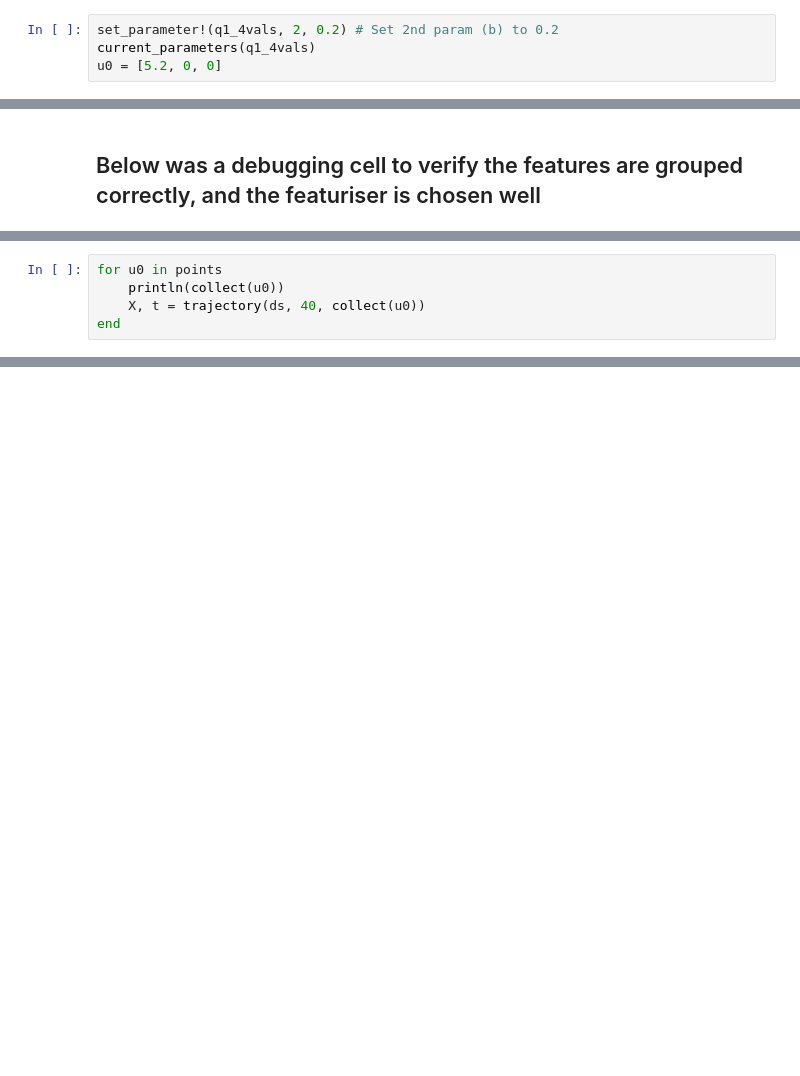
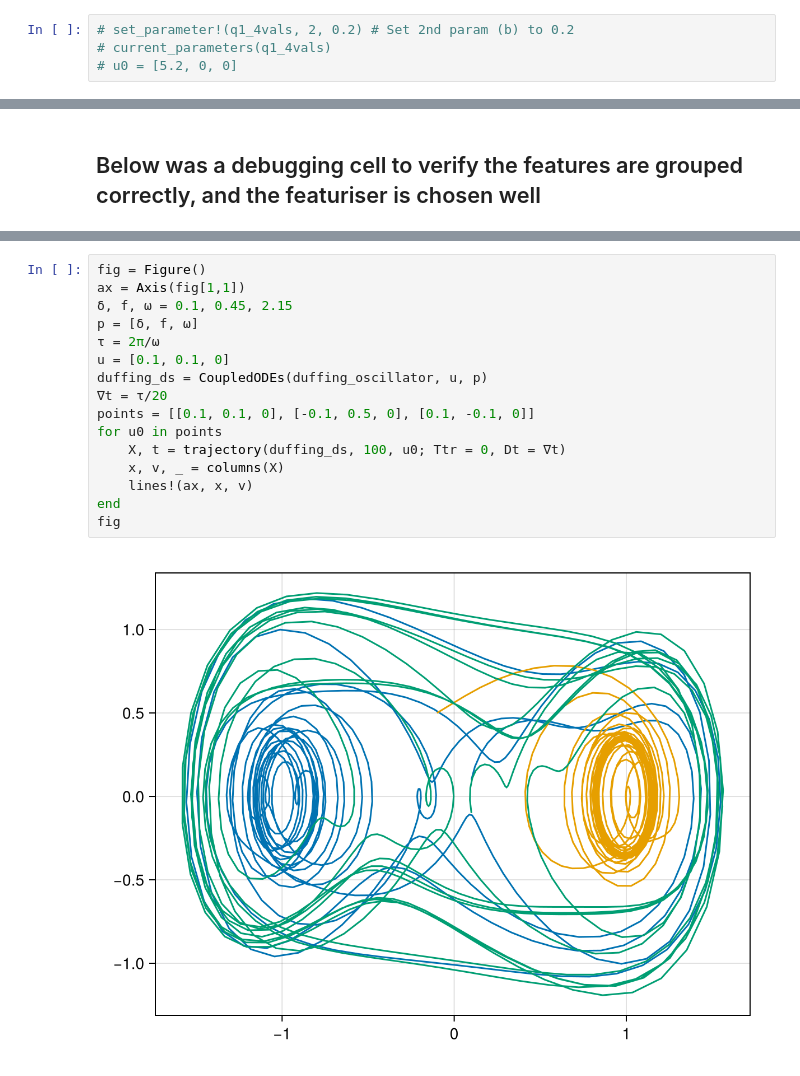
Before and after one commit to SCWalker22/MTH3039, a Jupyter notebook: CW1.ipynb, the cells around one changed output, grey strips where cells are left out. Cells and saved outputs as stored; diff of their text form; blank space fills up the shorter version.

Commit message:
Duffing Oscillator not working

```diff
--- a/CW1.ipynb
+++ b/CW1.ipynb
@@ -168,6 +161,6 @@ current_crossing_time(pmap::PoincareMap) → tcross
 
 Return the time of the latest crossing of the Poincare section.
 # %%
-set_parameter!(q1_4vals, 2, 0.2) # Set 2nd param (b) to 0.2
-current_parameters(q1_4vals)
-u0 = [5.2, 0, 0]
+# set_parameter!(q1_4vals, 2, 0.2) # Set 2nd param (b) to 0.2
+# current_parameters(q1_4vals)
+# u0 = [5.2, 0, 0]
@@ -407,5 +310,0 @@ ArgumentError: ArgumentError: invalid index: nothing of type Nothing
-# %%
-for u0 in points
-    println(collect(u0))
-    X, t = trajectory(ds, 40, collect(u0))
-end
@@ -421,0 +311,18 @@ N, p = columns(X)
+# %%
+fig = Figure()
+ax = Axis(fig[1,1])
+δ, f, ω = 0.1, 0.45, 2.15
+p = [δ, f, ω]
+τ = 2π/ω
+u = [0.1, 0.1, 0]
+duffing_ds = CoupledODEs(duffing_oscillator, u, p)
+∇t = τ/20
+points = [[0.1, 0.1, 0], [-0.1, 0.5, 0], [0.1, -0.1, 0]]
+for u0 in points
+    X, t = trajectory(duffing_ds, 100, u0; Ttr = 0, Dt = ∇t)
+    x, v, _ = columns(X)
+    lines!(ax, x, v)
+end
+fig
+# %% [output]
+[figure, added]
```
Also changed, not shown: parts of 31 cells of this notebook, 2 other files.
